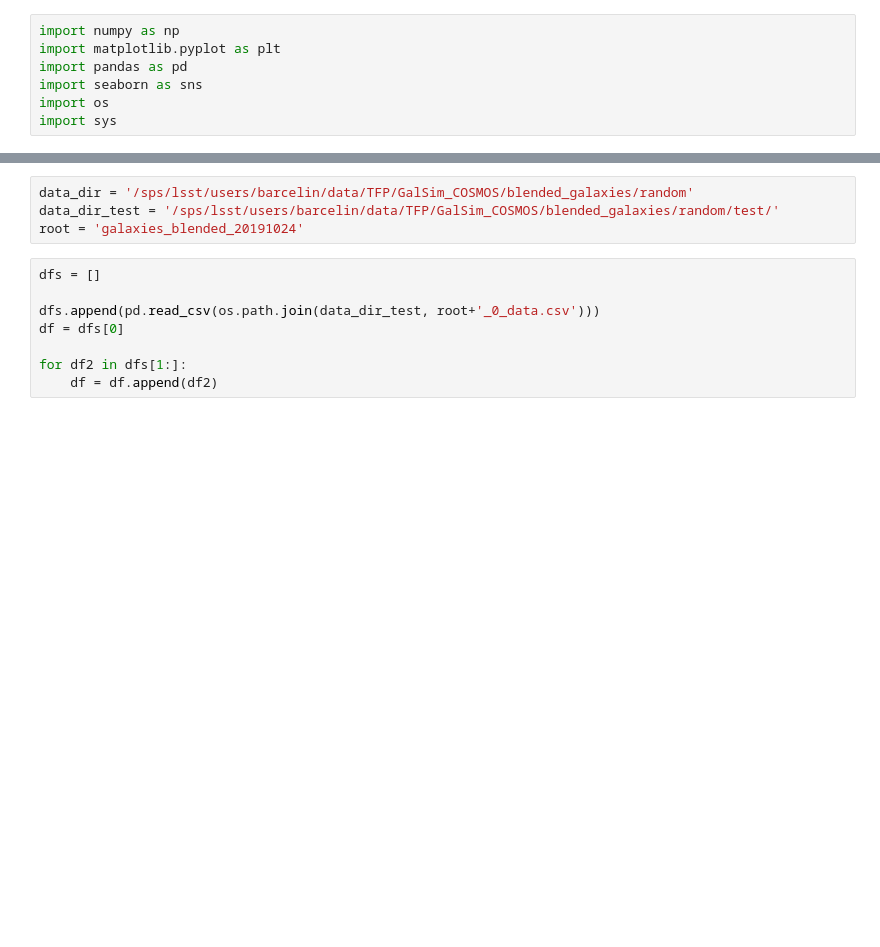
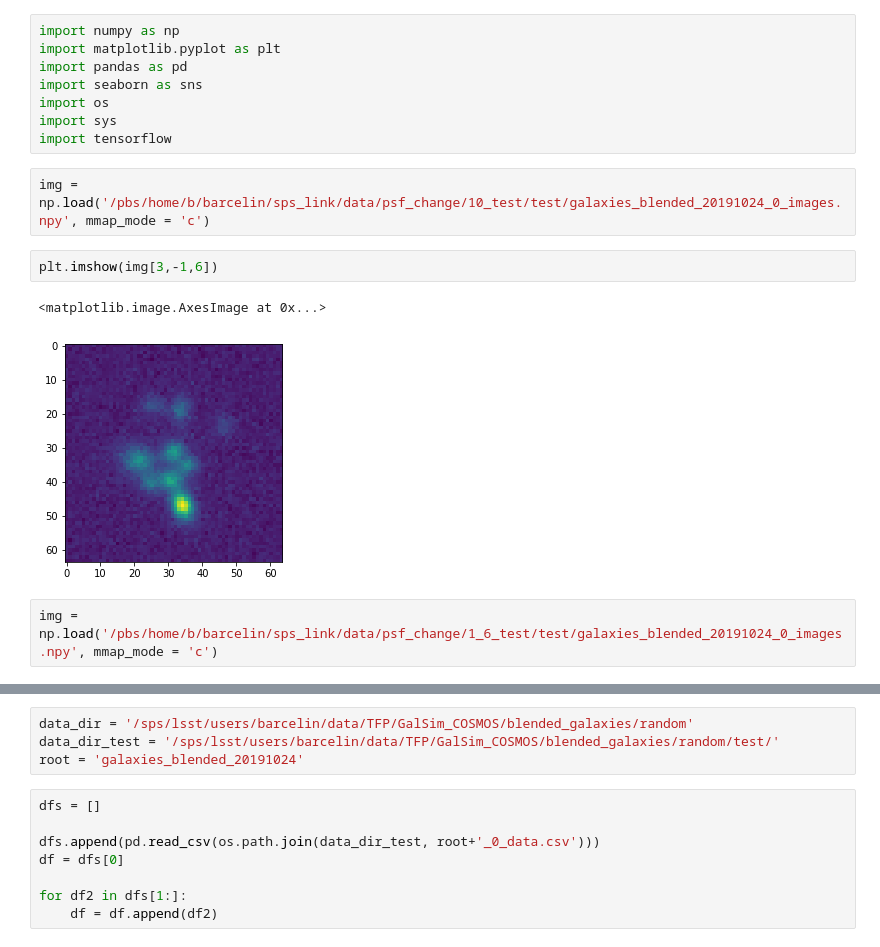
Before and after one commit to BastienArcelin/parameter_estimation, a Jupyter notebook: notebooks/parameter_estimation/Untitled.ipynb, the cells around one changed output, grey strips where cells are left out. Drawn from its saved outputs; the diff is of its cells as text; blank space fills up the shorter version.

Commit message:
test push
Former-commit-id: a39cb6d97b90bf6897e36e1cc0dd5d873eaee97f

```diff
--- a/notebooks/parameter_estimation/Untitled.ipynb
+++ b/notebooks/parameter_estimation/Untitled.ipynb
@@ -5,3 +5,13 @@ import pandas as pd
 import seaborn as sns
 import os
 import sys
+import tensorflow
+# %%
+img = np.load('/pbs/home/b/barcelin/sps_link/data/psf_change/10_test/test/galaxies_blended_20191024_0_images.npy', mmap_mode = 'c')
+# %%
+plt.imshow(img[3,-1,6])
+# %% [output]
+<matplotlib.image.AxesImage at 0x...>
+[figure, added]
+# %%
+img = np.load('/pbs/home/b/barcelin/sps_link/data/psf_change/1_6_test/test/galaxies_blended_20191024_0_images.npy', mmap_mode = 'c')
```
Also changed, not shown: parts of 9 cells of this notebook, 5 other files.
